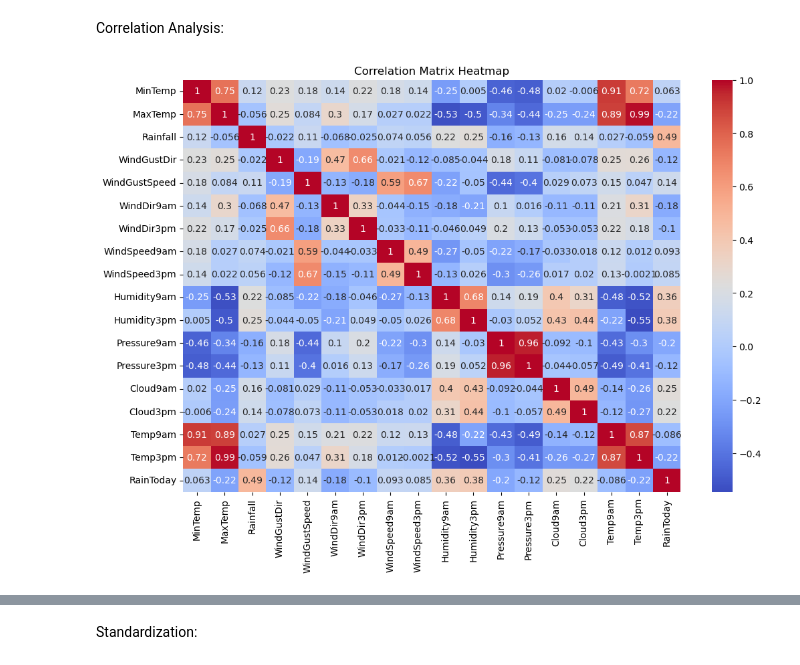
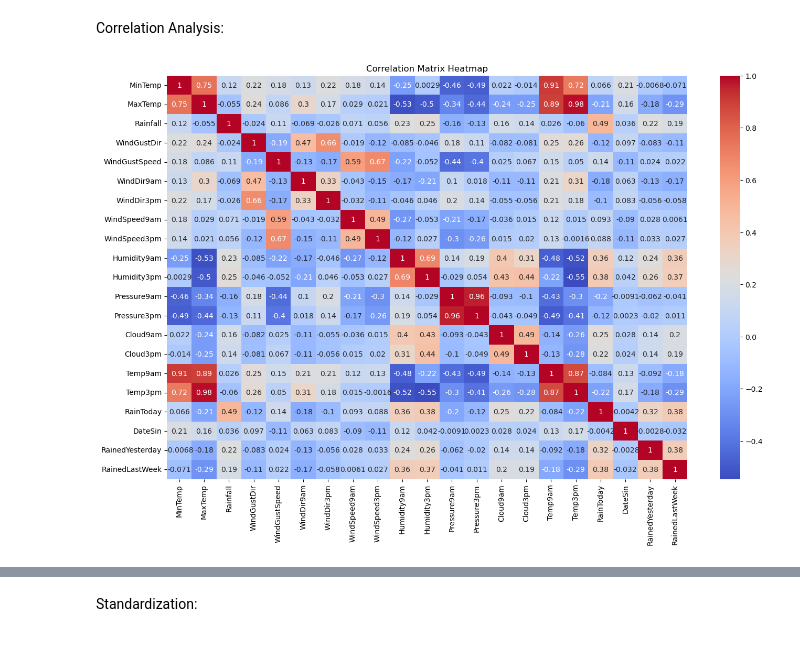
Before and after one commit to YssfDevOps/Rain-In-Australia-Kaggle-Prediction-Project, a Jupyter notebook: rainAUS.ipynb, the cells around one changed output, grey strips where cells are left out. Drawn from its saved outputs; the diff is of its cells as text; code cells hidden in the pictures.

```diff
--- a/rainAUS.ipynb
+++ b/rainAUS.ipynb
@@ -307,14 +292,20 @@ def preprocess_dataset(dataset):
     days_in_year = 365.24
     dataset['DateSin'] = np.sin(2 * np.pi * dataset['Date'].dt.dayofyear / days_in_year)
 
-    # Drop unnecessary columns
-    dataset.drop(['Evaporation', 'Sunshine', 'Date', 'Location'],axis=1,inplace=True)
-
     # Convert wind direction to a measurable quantity
     dataset['WindDir9am'] = convert_wind_direction(dataset['WindDir9am'])
     dataset['WindDir3pm'] = convert_wind_direction(dataset['WindDir3pm'])
     dataset['WindGustDir'] = convert_wind_direction(dataset['WindGustDir'])
 
+    # Create a new column 'RainedYesterday' that is 1 if it rained yesterday and 0 otherwise
+    dataset['RainedYesterday'] = dataset['RainToday'].shift()
+
+    # Create a new column 'RainedLastWeek' that is 1 if it rained any day in the last week and 0 otherwise
+    dataset['RainedLastWeek'] = dataset['RainToday'].rolling(window=7).apply(lambda x: 1 if 1 in x.values else 0)
+
+    # Drop unnecessary columns
+    dataset.drop(['Evaporation', 'Sunshine', 'Date', 'Location'],axis=1,inplace=True)
+    dataset.dropna(inplace=True)
     return dataset
 
 # Usage:
@@ -345,17 +336,17 @@ Correlation Analysis:
 # %%
 def plot_corr_matrix(df):
     # Calculate the correlation matrix
     corr_matrix = df.corr()
 
     # Visualize the correlation matrix using a heatmap
-    plt.figure(figsize=(12, 8))
+    plt.figure(figsize=(16, 10))
     sns.heatmap(corr_matrix, annot=True, cmap='coolwarm')
     plt.title('Correlation Matrix Heatmap')
     plt.show()
 
 plot_corr_matrix(X_train)
 # %% [output]
-[figure, old version]
+[figure, new version]
 # %%
 def remove_highly_correlated_features(df, threshold):
     # Create correlation matrix
```
Also changed, not shown: parts of 22 cells of this notebook.
